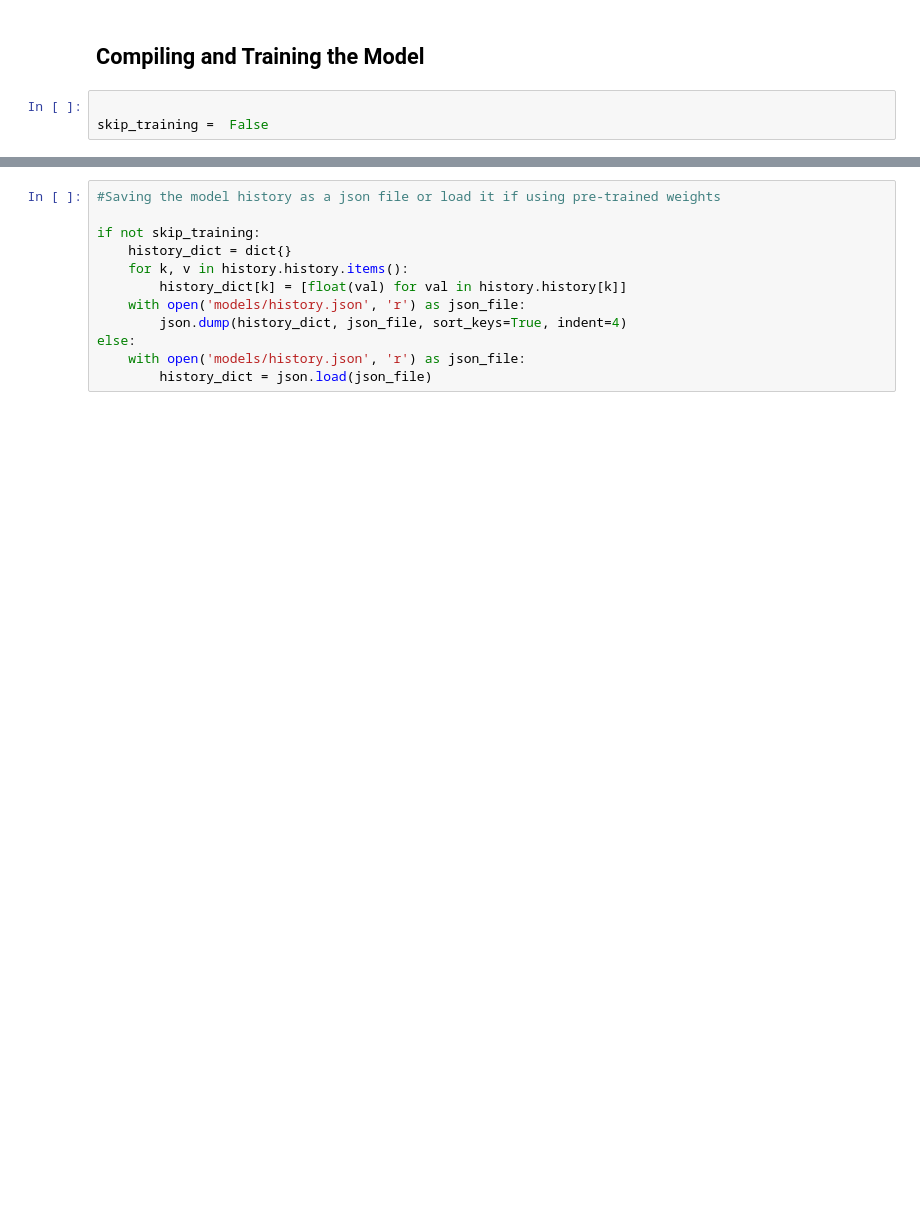
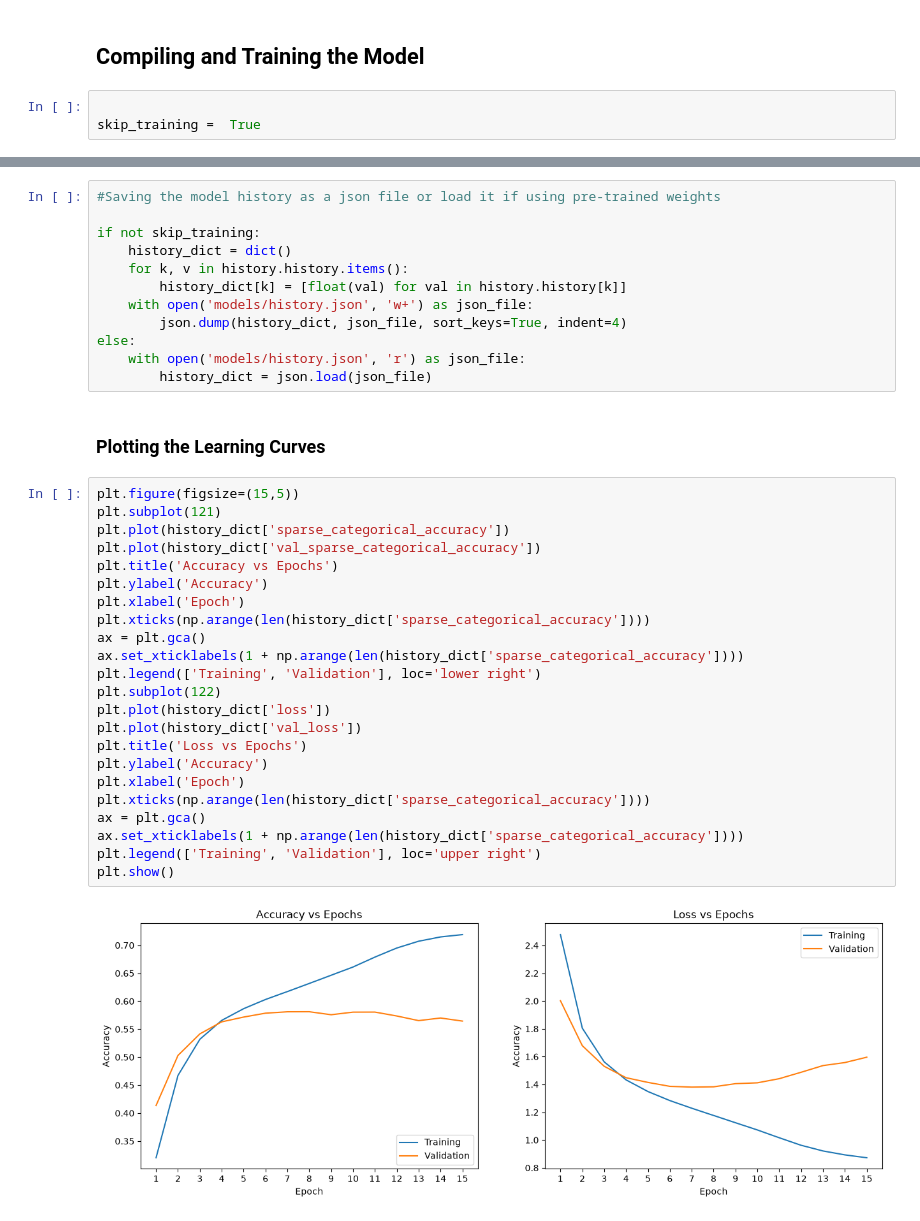
Before and after one commit to ramirezgrosas/tf2-LM-GRU-shakespeare-text-generation, a Jupyter notebook: tf2-LM-GRU-shakespeare-text-generation.ipynb, the cells around one changed output, grey strips where cells are left out. Drawn from its saved outputs; the diff is of its cells as text; blank space fills up the shorter version.

Commit message:
Compiling the training model, writting the text generation algorithm, Generating text from the model

```diff
--- a/tf2-LM-GRU-shakespeare-text-generation.ipynb
+++ b/tf2-LM-GRU-shakespeare-text-generation.ipynb
@@ -288,7 +288,7 @@ Model: "sequential"
 ## Compiling and Training the Model
 # %%
 
-skip_training =  False
+skip_training =  True
 # %%
 
 if not skip_training:
@@ -308,11 +304,38 @@ Epoch 1/15
 #Saving the model history as a json file or load it if using pre-trained weights
 
 if not skip_training:
-    history_dict = dict{}
+    history_dict = dict()
     for k, v in history.history.items():
         history_dict[k] = [float(val) for val in history.history[k]]
-    with open('models/history.json', 'r') as json_file:
+    with open('models/history.json', 'w+') as json_file:
         json.dump(history_dict, json_file, sort_keys=True, indent=4)
 else:
     with open('models/history.json', 'r') as json_file:
         history_dict = json.load(json_file)
+# %% [markdown]
+### Plotting the Learning Curves
+# %%
+plt.figure(figsize=(15,5))
+plt.subplot(121)
+plt.plot(history_dict['sparse_categorical_accuracy'])
+plt.plot(history_dict['val_sparse_categorical_accuracy'])
+plt.title('Accuracy vs Epochs')
+plt.ylabel('Accuracy')
+plt.xlabel('Epoch')
+plt.xticks(np.arange(len(history_dict['sparse_categorical_accuracy'])))
+ax = plt.gca()
+ax.set_xticklabels(1 + np.arange(len(history_dict['sparse_categorical_accuracy'])))
+plt.legend(['Training', 'Validation'], loc='lower right')
+plt.subplot(122)
+plt.plot(history_dict['loss'])
+plt.plot(history_dict['val_loss'])
+plt.title('Loss vs Epochs')
+plt.ylabel('Accuracy')
+plt.xlabel('Epoch')
+plt.xticks(np.arange(len(history_dict['sparse_categorical_accuracy'])))
+ax = plt.gca()
+ax.set_xticklabels(1 + np.arange(len(history_dict['sparse_categorical_accuracy'])))
+plt.legend(['Training', 'Validation'], loc='upper right')
+plt.show()
+# %% [output]
+[figure, added]
```
Also changed, not shown: parts of 16 cells of this notebook, 2 other files.
